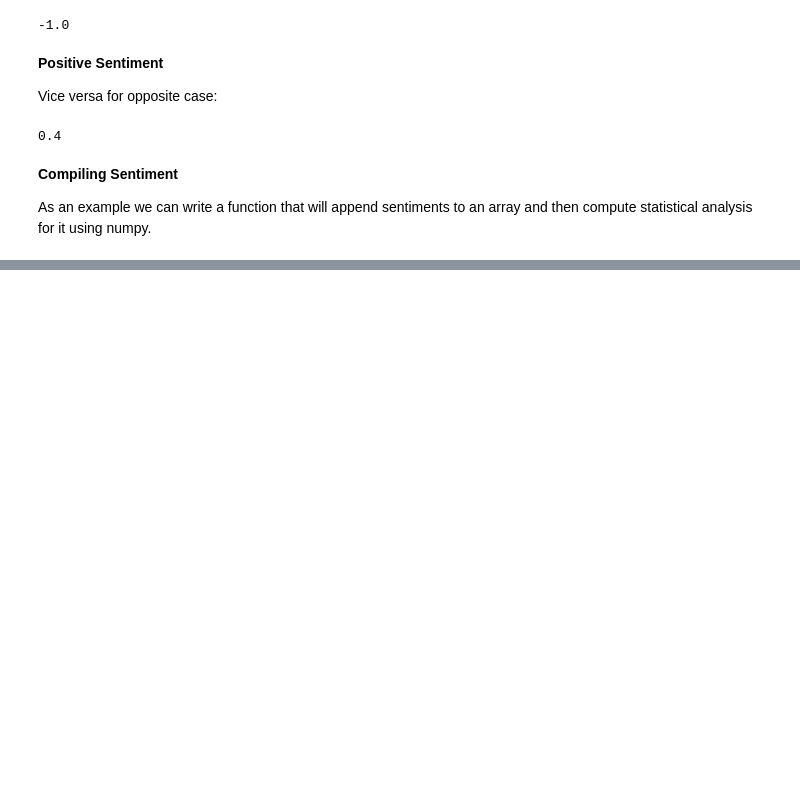
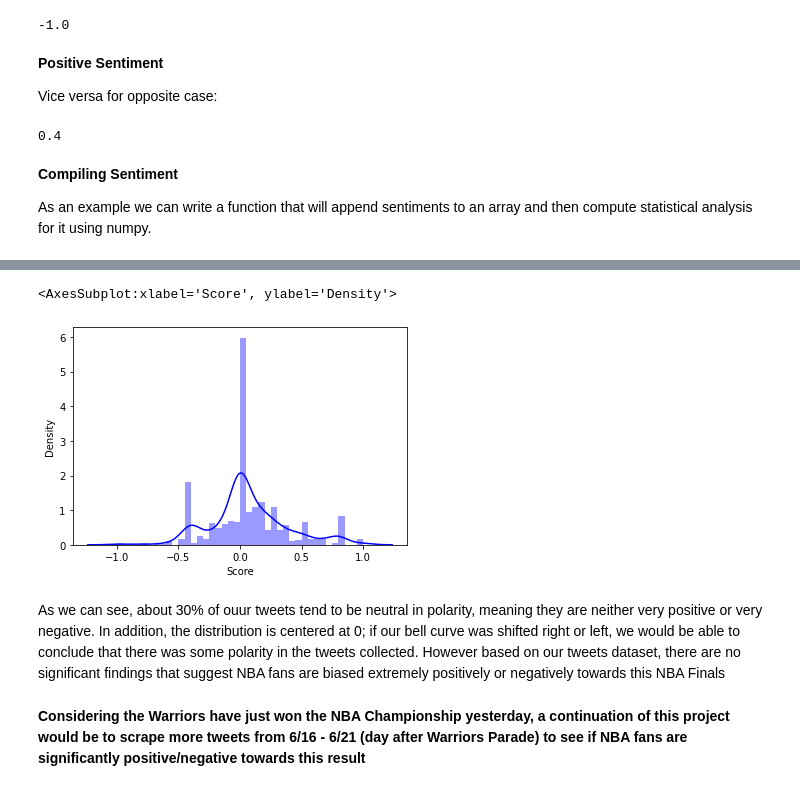
Before and after one commit to natdosan/Finals-Sentiment, a Jupyter notebook: sentiment.ipynb, the cells around one changed output, grey strips where cells are left out. Drawn from its saved outputs; the diff is of its cells as text; code cells hidden in the pictures; blank space fills up the shorter version.

```diff
--- a/sentiment.ipynb
+++ b/sentiment.ipynb
@@ -144,0 +208,9 @@ TypeError: The `text` argument passed to `__init__(text)` must be a string, not
+# %%
+sns.distplot(tweets['Score'], color='b')
+# %% [output]
+<AxesSubplot:xlabel='Score', ylabel='Density'>
+[figure, added]
+# %% [markdown]
+As we can see, about 30% of ouur tweets tend to be neutral in polarity, meaning they are neither very positive or very negative. In addition, the distribution is centered at 0; if our bell curve was shifted right or left, we would be able to conclude that there was some polarity in the tweets collected. However based on our tweets dataset, there are no significant findings that suggest NBA fans are biased extremely positively or negatively towards this NBA Finals
+# %% [markdown]
+**Considering the Warriors have just won the NBA Championship yesterday, a continuation of this project would be to scrape more tweets from 6/16 - 6/21 (day after Warriors Parade) to see if NBA fans are significantly positive/negative towards this result**
```
Also changed, not shown: parts of 9 cells of this notebook.
